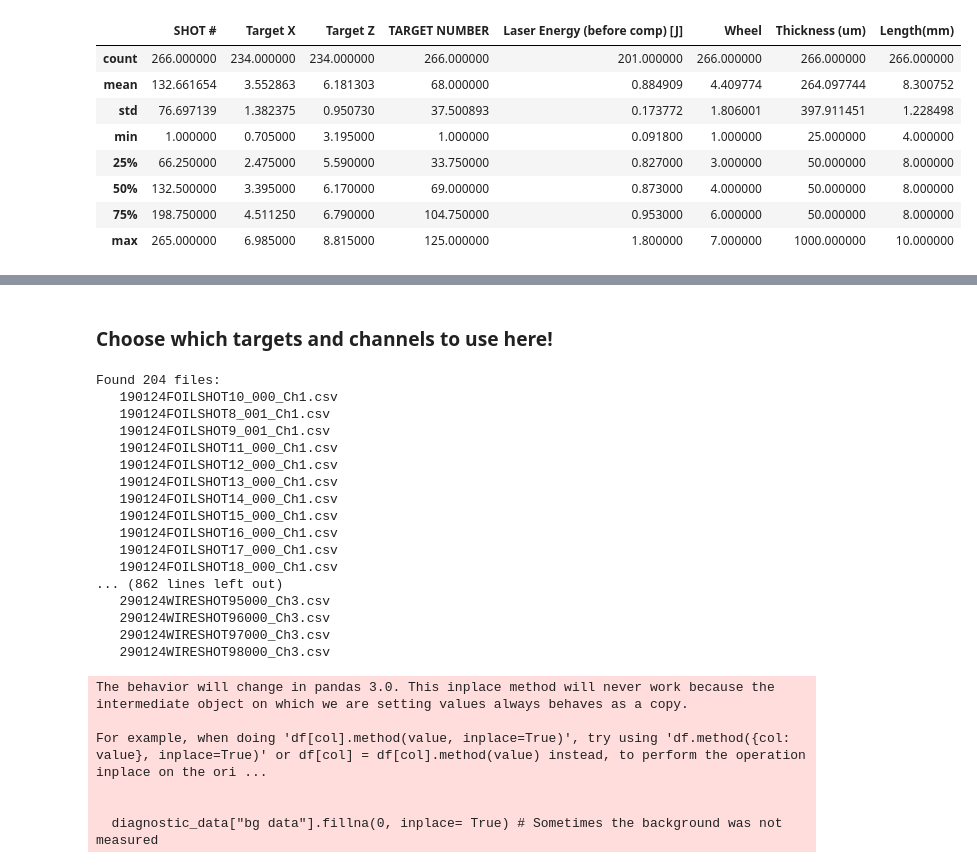
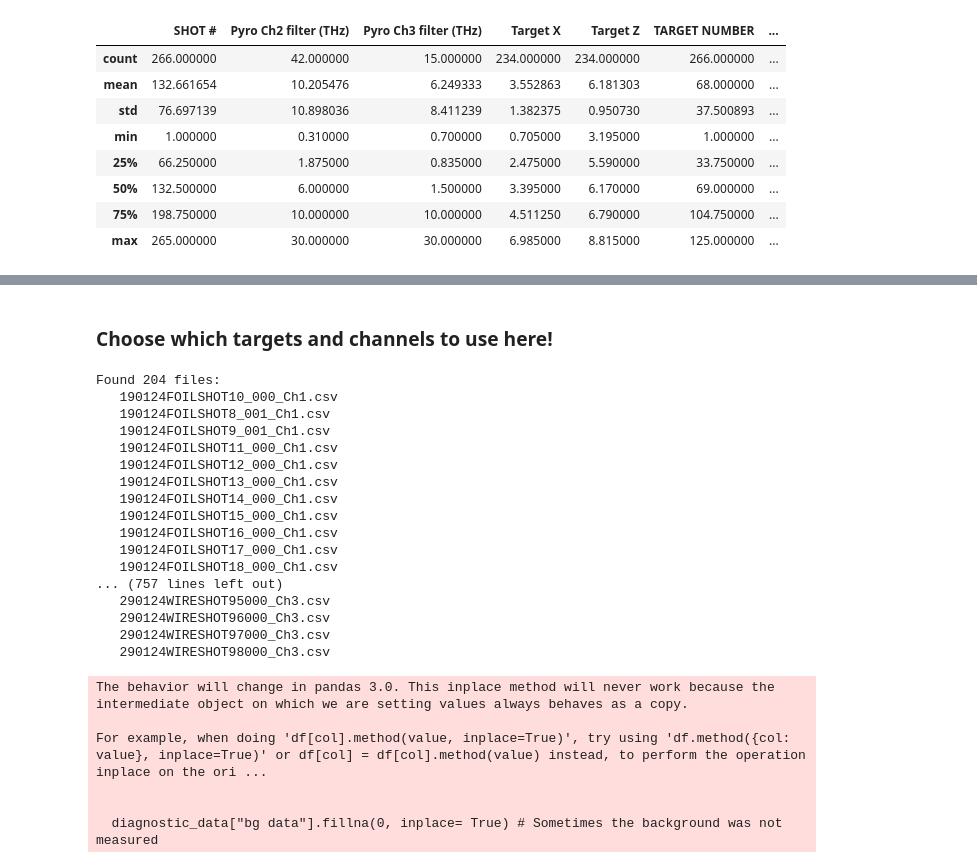
Before and after one commit to Jammi-Dodgers/celia_analysis, a Jupyter notebook: target_type_comparason.ipynb, the cells around one changed output, grey strips where cells are left out. Saved outputs shown, nothing was run; the diff lists cells and outputs as text; code cells hidden in the pictures.

```diff
--- a/target_type_comparason.ipynb
+++ b/target_type_comparason.ipynb
@@ -9,30 +9,30 @@ plt.rcParams.update({'font.size':14, "xtick.direction":"in", "ytick.direction":"
 pd.set_option('display.max_rows', 50)
 #np.set_printoptions(threshold=sys.maxsize)
 # %%
-shotsheet = cf.read_metadata(["SHOT #","Target X","Target Z","TARGET NUMBER","Laser Energy (before comp) [J]"])
+shotsheet = cf.read_metadata(["SHOT #","Pyro Ch2 filter (THz)","Pyro Ch3 filter (THz)","Target X","Target Z","TARGET NUMBER","Laser Energy (before comp) [J]"])
 targetsheet = cf.read_metadata(["Number","Wheel","Thickness (um)","Length(mm)","Material","Type"])
 
 shotsheet = pd.DataFrame(shotsheet)
 targetsheet = pd.DataFrame(targetsheet)
 
 to_numeric = lambda series: pd.to_numeric(series, errors= "coerce") # pd.to_numeric works on pd.series but not on pd.DataFrames
 shotsheet = shotsheet.apply(to_numeric)
 shotsheet.dropna(how= "all", inplace= True) # last row has no data! Remove it.
 
 shotsheet = shotsheet.merge(targetsheet, how= "left", left_on= "TARGET NUMBER", right_on= "Number") # merge the targetsheet with the shotsheet
 shotsheet.drop("Number", axis= 1, inplace= True)
 
 shotsheet.describe()
 # %% [output]
-|  | SHOT # | Target X | Target Z | TARGET NUMBER | Laser Energy (before comp) [J] | Wheel | Thickness (um) | Length(mm) |
-| count | 266.000000 | 234.000000 | 234.000000 | 266.000000 | 201.000000 | 266.000000 | 266.000000 | 266.000000 |
-| mean | 132.661654 | 3.552863 | 6.181303 | 68.000000 | 0.884909 | 4.409774 | 264.097744 | 8.300752 |
-| std | 76.697139 | 1.382375 | 0.950730 | 37.500893 | 0.173772 | 1.806001 | 397.911451 | 1.228498 |
-| min | 1.000000 | 0.705000 | 3.195000 | 1.000000 | 0.091800 | 1.000000 | 25.000000 | 4.000000 |
-| 25% | 66.250000 | 2.475000 | 5.590000 | 33.750000 | 0.827000 | 3.000000 | 50.000000 | 8.000000 |
-| 50% | 132.500000 | 3.395000 | 6.170000 | 69.000000 | 0.873000 | 4.000000 | 50.000000 | 8.000000 |
-| 75% | 198.750000 | 4.511250 | 6.790000 | 104.750000 | 0.953000 | 6.000000 | 50.000000 | 8.000000 |
-| max | 265.000000 | 6.985000 | 8.815000 | 125.000000 | 1.800000 | 7.000000 | 1000.000000 | 10.000000 |
+|  | SHOT # | Pyro Ch2 filter (THz) | Pyro Ch3 filter (THz) | Target X | Target Z | TARGET NUMBER | ... |
+| count | 266.000000 | 42.000000 | 15.000000 | 234.000000 | 234.000000 | 266.000000 | ... |
+| mean | 132.661654 | 10.205476 | 6.249333 | 3.552863 | 6.181303 | 68.000000 | ... |
+| std | 76.697139 | 10.898036 | 8.411239 | 1.382375 | 0.950730 | 37.500893 | ... |
+| min | 1.000000 | 0.310000 | 0.700000 | 0.705000 | 3.195000 | 1.000000 | ... |
+| 25% | 66.250000 | 1.875000 | 0.835000 | 2.475000 | 5.590000 | 33.750000 | ... |
+| 50% | 132.500000 | 6.000000 | 1.500000 | 3.395000 | 6.170000 | 69.000000 | ... |
+| 75% | 198.750000 | 10.000000 | 10.000000 | 4.511250 | 6.790000 | 104.750000 | ... |
+| max | 265.000000 | 30.000000 | 30.000000 | 6.985000 | 8.815000 | 125.000000 | ... |
 # %%
 shotsheet["relative X"] = shotsheet.groupby('TARGET NUMBER')['Target X'].transform(lambda x: x -x.iloc[0]) #calculate the relitive movement from the first shot.
 shotsheet["relative Z"] = shotsheet.groupby('TARGET NUMBER')['Target Z'].transform(lambda x: x -x.iloc[0])
@@ -65,9 +65,9 @@ diagnostics = {"Ch1": shotsheet["SHOT #"],
                "Ch2": [156,157,209,248,249,250,251,252,253,254,255,256,257,258,259,260,261,262,263,264,265],
                "Ch3": [114,116,117,118,119,120,121,122,123,124,125,126,127,128,129,130,131,132,133,134,135,136,137],
                "Ch4": [114,115,116,117,118,119,120,121,122,123,124,125,126,127,128,129,130,131,132,133,134,135,136,137,138,139,140,141,142,143,144,145,147,148,149,150,151,158,159,160,161,162,163,164,165,166],
-               "bdot": shotsheet["SHOT #"],
-               "xray": shotsheet["SHOT #"],
-               "energy": shotsheet["SHOT #"]}
+               "bdot": [99,104,107,108,109,110,111,112,113,114,115,116,117,118,119,120,121,122,123,124,125,126,127,128,129,130,131,132,133,134,135,136,137,138,139,140,141,142,143,144,145,146,147,148,149,150,151,152,153,154,155,156,157,158,159,160,161,162,163,164,165,166,167,168,169,170,171,172,173,174,175,176,177,178,179,180,181,182,183,184,185,186,187,188,189,190,191,192,193,194,195,196,197,198,199,200,201,202,203,204,205,206,207,208,209,210,211,212,213,214,215,216,217,218,219,220,221,222,223,224,225,226,227,228,229,230,231,232,233,234,235,236,237,238,239,240,241,242,243,244,245,246,247,248,249,250,251,252,253,254,255,256,257,258,259,260,261,262,263,264,265],
+               "xray": [99,104,107,108,109,110,111,112,113,114,115,116,117,118,119,120,121,122,123,124,125,126,127,128,129,130,131,132,133,134,135,136,137,138,139,140,141,142,143,144,145,146,147,148,149,150,151,152,153,154,155,156,157,158,159,160,161,162,163,164,165,166,167,168,169,170,171,172,173,174,175,176,177,178,179,180,181,182,183,184,185,186,187,188,189,190,191,192,193,194,195,196,197,198,199,200,201,202,203,204,205,206,207,208,209,210,211,212,213,214,215,216,217,218,219,220,221,222,223,224,225,226,227,228,229,230,231,232,233,234,235,236,237,238,239,240,241,242,243,244,245,246,247,248,249,250,251,252,253,254,255,256,257,258,259,260,261,262,263,264,265],
+               "energy": [99,104,107,108,109,110,111,112,113,114,115,116,117,118,119,120,121,122,123,124,125,126,127,128,129,130,131,132,133,134,135,136,137,138,139,140,141,142,143,144,145,146,147,148,149,150,151,152,153,154,155,156,157,158,159,160,161,162,163,164,165,166,167,168,169,170,171,172,173,174,175,176,177,178,179,180,181,182,183,184,185,186,187,188,189,190,191,192,193,194,195,196,197,198,199,200,201,202,203,204,205,206,207,208,209,210,211,212,213,214,215,216,217,218,219,220,221,222,223,224,225,226,227,228,229,230,231,232,233,234,235,236,237,238,239,240,241,242,243,244,245,246,247,248,249,250,251,252,253,254,255,256,257,258,259,260,261,262,263,264,265]}
 
 diagnostics_functions = {"Ch1": lambda x: x,
                          "Ch2": lambda x: x,
@@ -99,7 +99,7 @@ Found 204 files:
    190124FOILSHOT16_000_Ch1.csv
    190124FOILSHOT17_000_Ch1.csv
    190124FOILSHOT18_000_Ch1.csv
-... (862 lines left out)
+... (757 lines left out)
    290124WIRESHOT95000_Ch3.csv
    290124WIRESHOT96000_Ch3.csv
    290124WIRESHOT97000_Ch3.csv
```
Also changed, not shown: parts of 4 cells of this notebook, 15 other files.
